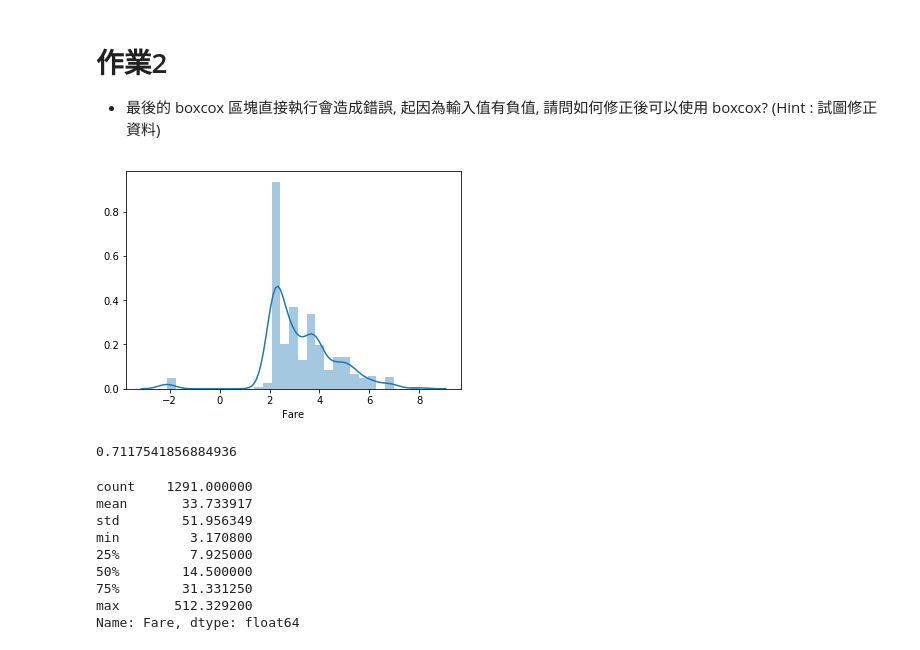
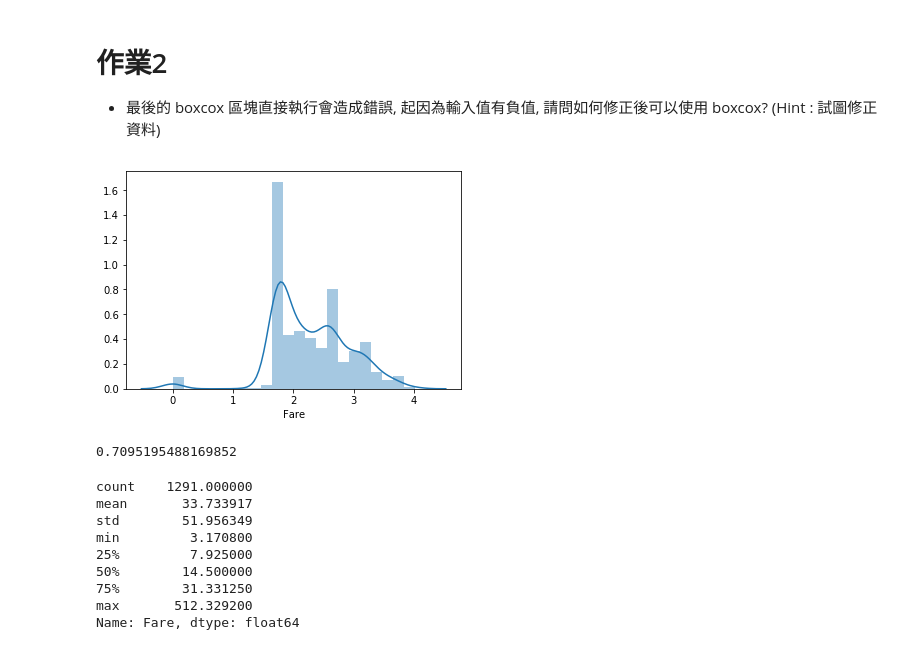
Before and after one commit to abooyaya/2nd-ML100Days, a Jupyter notebook: homework/Day_021_HW.ipynb, the cells around one changed output. Cells and saved outputs as stored; diff of their text form; code cells hidden in the pictures.

```diff
--- a/homework/Day_021_HW.ipynb
+++ b/homework/Day_021_HW.ipynb
@@ -106,28 +106,28 @@ cross_val_score(estimator, train_X, train_Y, cv=5).mean()
 # %%
 # 將 Fare 取 boxcox 後, 看散佈圖, 並計算分數 (執行會有 error, 請試圖修正)
 from scipy import stats
 df_fixed = copy.deepcopy(df)
 """
 Your Code Here, fix the error
 """
 
 #df_fixed['Fare'] = stats.boxcox(df_fixed['Fare'])[0]
 
-df_fixed['Fare'] = df_fixed['Fare'].clip(0.1,550)
+df_fixed['Fare'] = df_fixed['Fare'].clip(1,550)
 
 df_fixed['Fare'] = stats.boxcox(df_fixed['Fare'])[0]
 
 
 sns.distplot(df_fixed['Fare'][:train_num])
 plt.show()
 
 df_fixed = MMEncoder.fit_transform(df_fixed)
 train_X = df_fixed[:train_num]
 estimator = LogisticRegression()
 cross_val_score(estimator, train_X, train_Y, cv=5).mean()
 # %% [output]
-[figure, old version]
+[figure, new version]
-0.7117541856884936
+0.7095195488169852
 # %%
 df_a['Fare'].describe()
 # %% [output]
```
Also changed, not shown: 2 other files.
